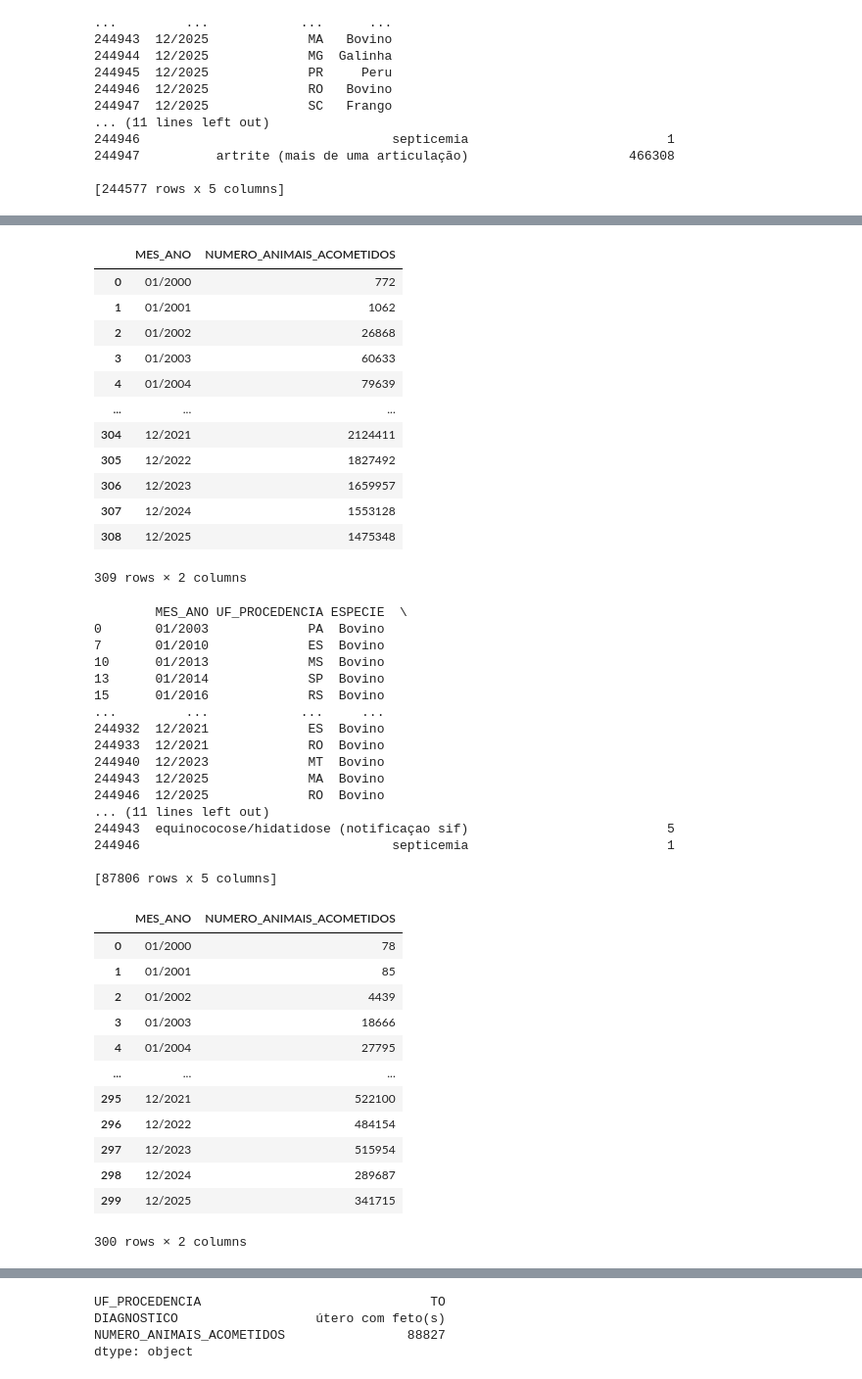
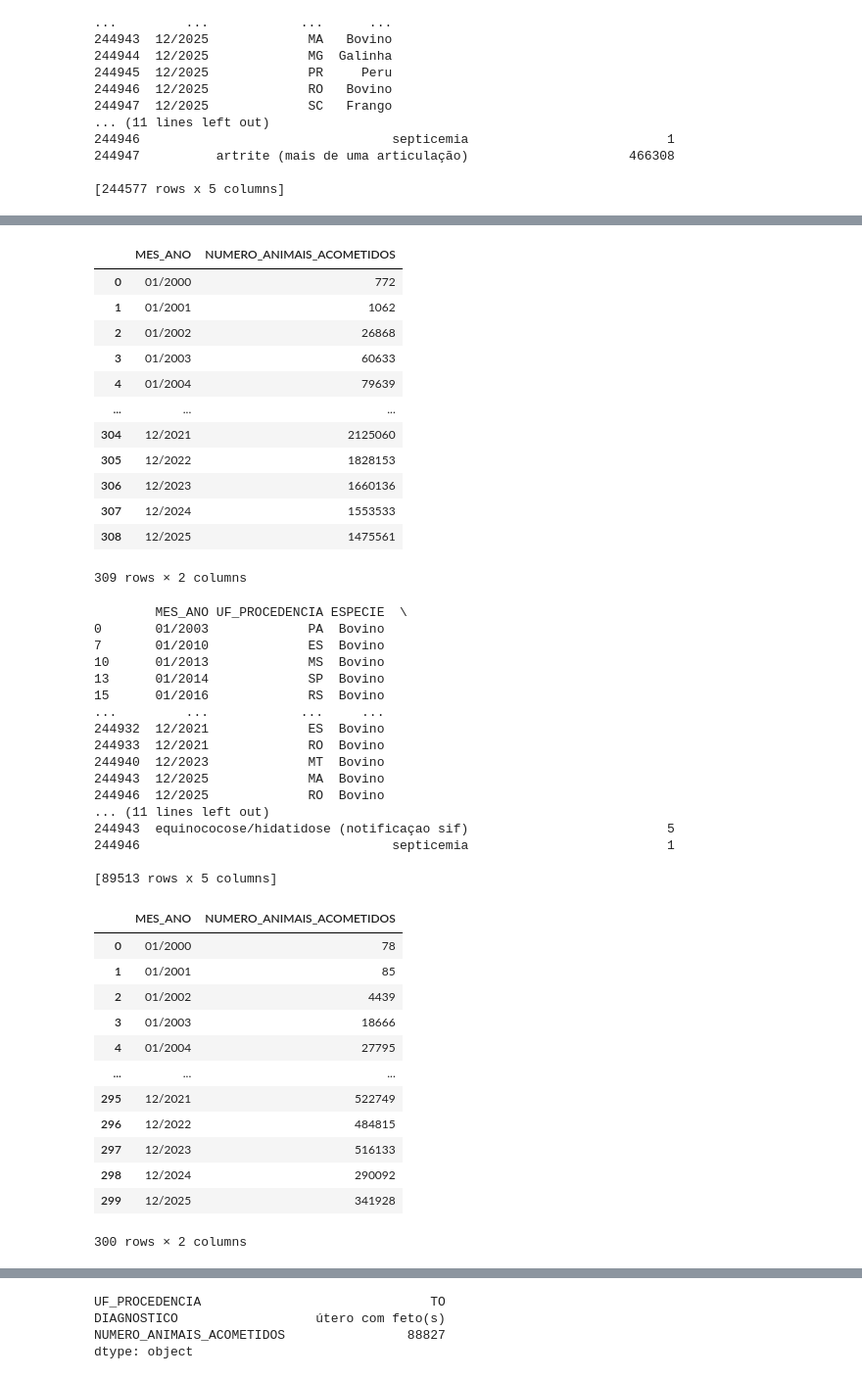
Before and after one commit to Naiasha/Project-data-disease-animal, a Jupyter notebook: Tratamento dos dados/analise_DP_bovino.ipynb, the cells around one changed output, grey strips where cells are left out. Shown at 98% size. Drawn from its saved outputs; the diff is of its cells as text; code cells hidden in the pictures.

```diff
--- a/Tratamento dos dados/analise_DP_bovino.ipynb
+++ b/Tratamento dos dados/analise_DP_bovino.ipynb
@@ -167,11 +180,12 @@ print(df_dp_1)
 # %%
 #filtrar pelas espécies referente a pesquisa - bovinos e suínos - e padronizar os nomes
 df_dp_2 = df_dp_1[
-    df_dp_1["ESPECIE"].isin(["Bovinos", "Suinos", "Bovino", "Suíno"])
+    df_dp_1["ESPECIE"].isin(["Bovinos", "Suinos", "Bovino", "Suíno", "Bubalino"])
 ].copy()
 df_dp_2["ESPECIE"] = df_dp_2["ESPECIE"].replace({
     "Bovinos": "Bovino",
-    "Suinos": "Suíno"
+    "Suinos": "Suíno",
+    "Bubalinos": "Bubalino"
 })
 print(df_dp_2)
 # %% [output]
@@ -203,16 +217,16 @@ df_bovino_anos
 | 3 | 01/2003 | 60633 |
 | 4 | 01/2004 | 79639 |
 | ... | ... | ... |
-| 304 | 12/2021 | 2124411 |
-| 305 | 12/2022 | 1827492 |
-| 306 | 12/2023 | 1659957 |
-| 307 | 12/2024 | 1553128 |
-| 308 | 12/2025 | 1475348 |
+| 304 | 12/2021 | 2125060 |
+| 305 | 12/2022 | 1828153 |
+| 306 | 12/2023 | 1660136 |
+| 307 | 12/2024 | 1553533 |
+| 308 | 12/2025 | 1475561 |
 309 rows × 2 columns
 # %%
 #separa os dados por espécie
-df_bovino = df_dp_2[df_dp_2['ESPECIE'] == 'Bovino']
-print(df_bovino)
+df_bovino_bubalino = df_dp_2[df_dp_2['ESPECIE'].isin(['Bovino', 'Bubalino'])]
+print(df_bovino_bubalino)
 # %% [output]
         MES_ANO UF_PROCEDENCIA ESPECIE  \
 0       01/2003             PA  Bovino
@@ -230,22 +244,22 @@ print(df_bovino)
 244943  equinococose/hidatidose (notificaçao sif)                          5
 244946                                 septicemia                          1
 
-[87806 rows x 5 columns]
+[89513 rows x 5 columns]
 # %%
-df_bovino_ano = df_bovino.groupby('MES_ANO', as_index=False)["NUMERO_ANIMAIS_ACOMETIDOS"].sum()
-df_bovino_ano
+df_bovino_bubalino_ano = df_bovino_bubalino.groupby('MES_ANO', as_index=False)["NUMERO_ANIMAIS_ACOMETIDOS"].sum()
+df_bovino_bubalino_ano
 # %% [output]
 |  | MES_ANO | NUMERO_ANIMAIS_ACOMETIDOS |
 | 0 | 01/2000 | 78 |
 | 1 | 01/2001 | 85 |
 | 2 | 01/2002 | 4439 |
 | 3 | 01/2003 | 18666 |
 | 4 | 01/2004 | 27795 |
 | ... | ... | ... |
-| 295 | 12/2021 | 522100 |
-| 296 | 12/2022 | 484154 |
-| 297 | 12/2023 | 515954 |
-| 298 | 12/2024 | 289687 |
-| 299 | 12/2025 | 341715 |
+| 295 | 12/2021 | 522749 |
+| 296 | 12/2022 | 484815 |
+| 297 | 12/2023 | 516133 |
+| 298 | 12/2024 | 290092 |
+| 299 | 12/2025 | 341928 |
 300 rows × 2 columns
 # %%
```
Also changed, not shown: parts of 18 cells of this notebook, 20 other files.
